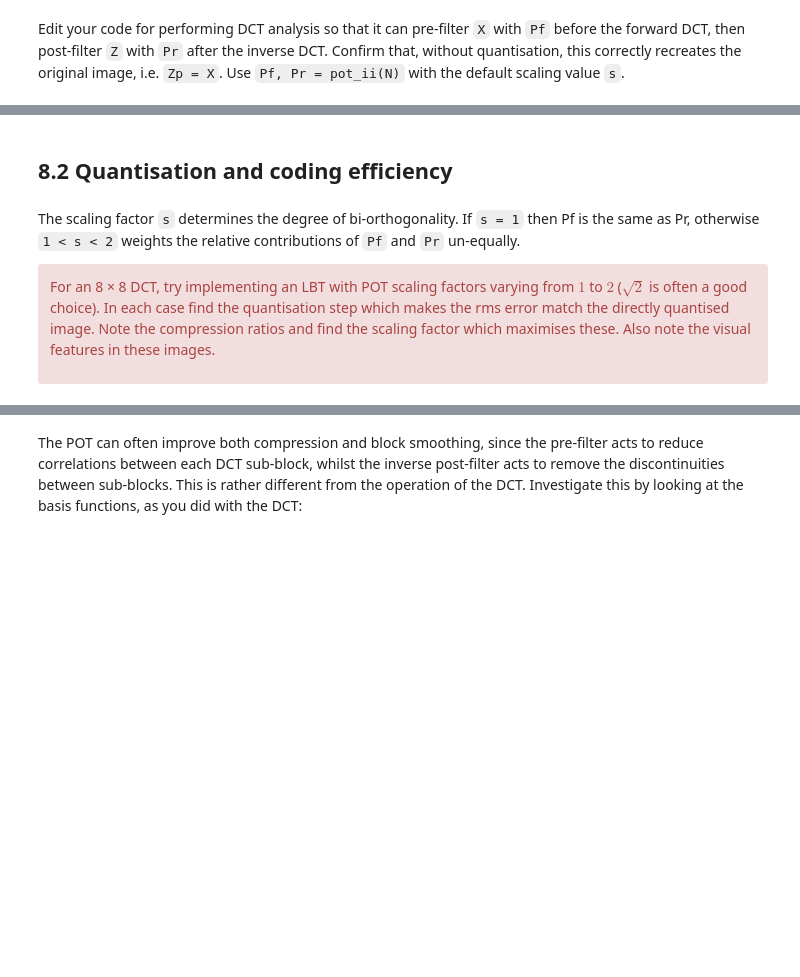
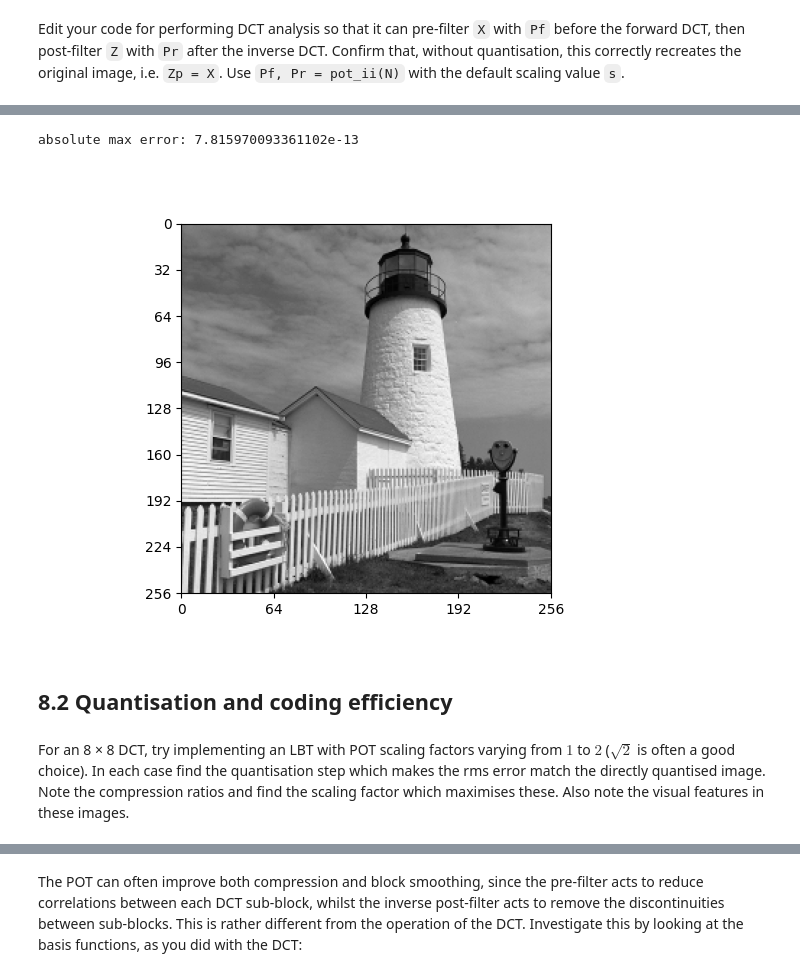
Before and after one commit to Christos-Antonopoulos/cued_sf2_lab, a Jupyter notebook: 8-lbt.ipynb, the cells around one changed output, grey strips where cells are left out. Cells and saved outputs as stored; diff of their text form; code cells hidden in the pictures; blank space fills up the shorter version.

```diff
--- a/8-lbt.ipynb
+++ b/8-lbt.ipynb
@@ -128,11 +102,64 @@ True
+# %%
+def dctbpp(Yr, N): #Yr is the regrouped image
+    #create Ys from Yr, there will be 64 subimages (8x8 32x32 sub images)
+    #dc
+    subimg_size = Yr.shape[0] // N
+    # print(subimg_size)
+    # Ys = Yr[0:subimg_size,0:subimg_size]
+
+    # Ys_array = np.empty((N,N)) # this will be the same values Yr,
+    # print(f"shape: {Ys_array.shape}")
+    step = subimg_size
+    no_bits = 0
+    for i in range(0, Yr.shape[0], step): # range of number of subimages
+        for j in range(0, Yr.shape[0], step):
+            # no_bits += bpp(Yr[i:i+subimg_size, j:j+subimg_size]) * subimg_size**2
+            #multiply by no bits
+            Ys = Yr[i:i + step, j:j + step]
+            no_bits += bpp(Ys)*Ys.size
+    return no_bits
+
+def img_size(img):
+    return bpp(img) * img.shape[0] * img.shape[1]
+
+####
+
+def pre_filter(X, Pf):
+    N = Pf.shape[0]
+    t = np.s_[N//2:-N//2]  # N is the DCT size, I is the image size
+    Xp = X.copy()  # copy the non-transformed edges directly from X
+    Xp[t,:] = colxfm(Xp[t,:], Pf)
+    Xp[:,t] = colxfm(Xp[:,t].T, Pf).T
+    return Xp
+
+def post_filter(Z, Pr):
+    N = Pf.shape[0]
+    t = np.s_[N//2:-N//2]  # N is the DCT size, I is the image size
+    Zp = Z.copy()  # copy the non-transformed edges directly from X
+    Zp[:,t] = colxfm(Zp[:,t].T, Pr.T).T
+    Zp[t,:] = colxfm(Zp[t,:], Pr.T)
+    return Zp
+
+N = 8
+Pf, Pr = pot_ii(N)
+C = dct_ii(N)
+
+Xp = pre_filter(X, Pf)
+
+Y = colxfm(colxfm(Xp, C).T, C).T
+Z = colxfm(colxfm(Y.T, C.T).T, C.T)
+
+Zp = post_filter(Z, Pr)
+
+plot_image(Zp)
+absmaxerror = np.max( np.abs(Zp - X) )
+print(f"absolute max error: {absmaxerror}")
+# %% [output]
+absolute max error: 7.815970093361102e-13
+[figure, added]
 # %% [markdown]
 ## 8.2 Quantisation and coding efficiency
 # %% [markdown]
-The scaling factor `s` determines the degree of bi-orthogonality. If `s = 1` then Pf is the same
-as Pr, otherwise `1 < s < 2` weights the relative contributions of `Pf` and `Pr` un-equally.
-
-<div class="alert alert-block alert-danger">
-
 For an 8 × 8 DCT, try implementing an LBT with POT scaling factors varying from $1$
 to $2$ ($\sqrt{2}$ is often a good choice). In each case find the quantisation step which makes
 the rms error match the directly quantised image. Note the compression ratios and find
```
Also changed, not shown: parts of 12 cells of this notebook, 8 other files.
